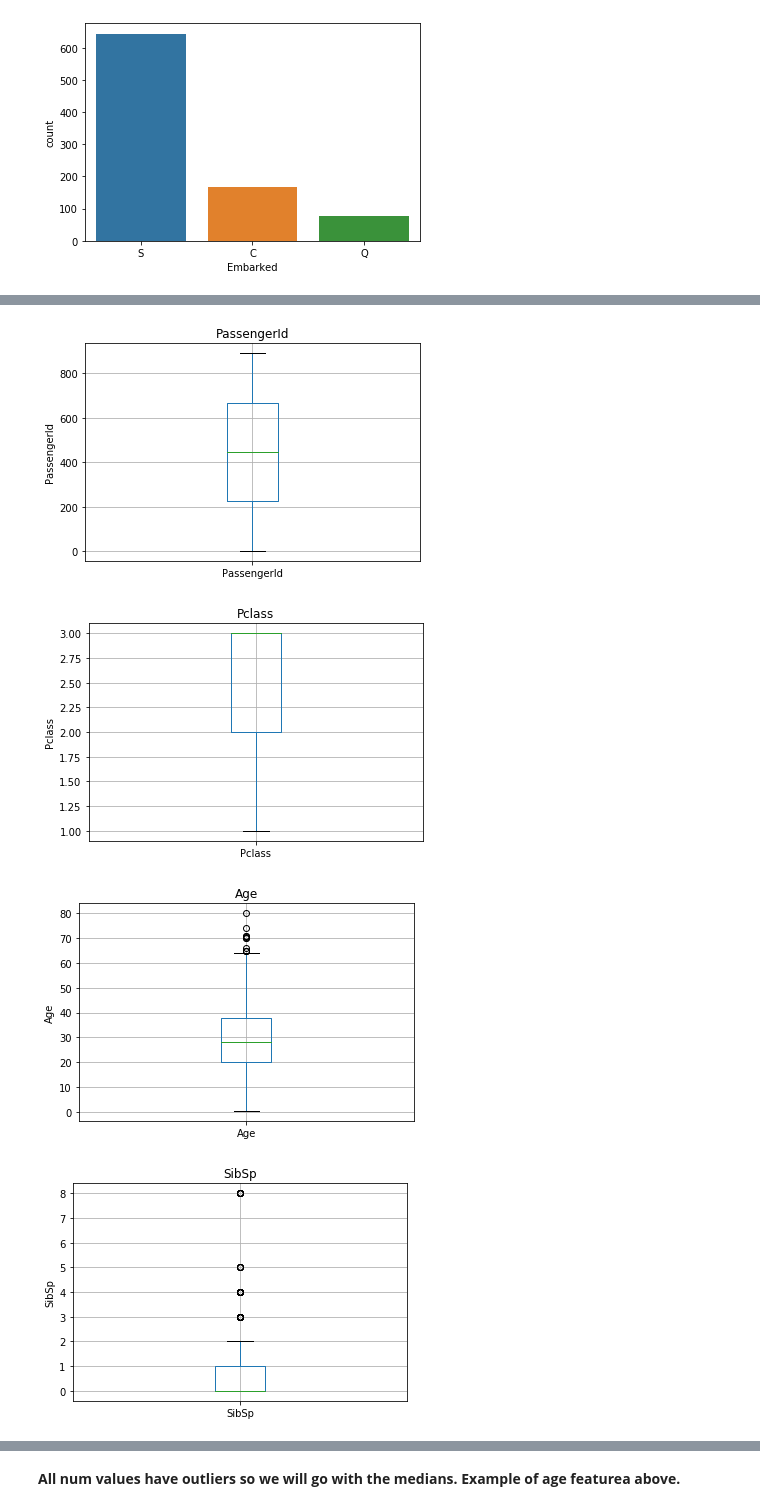
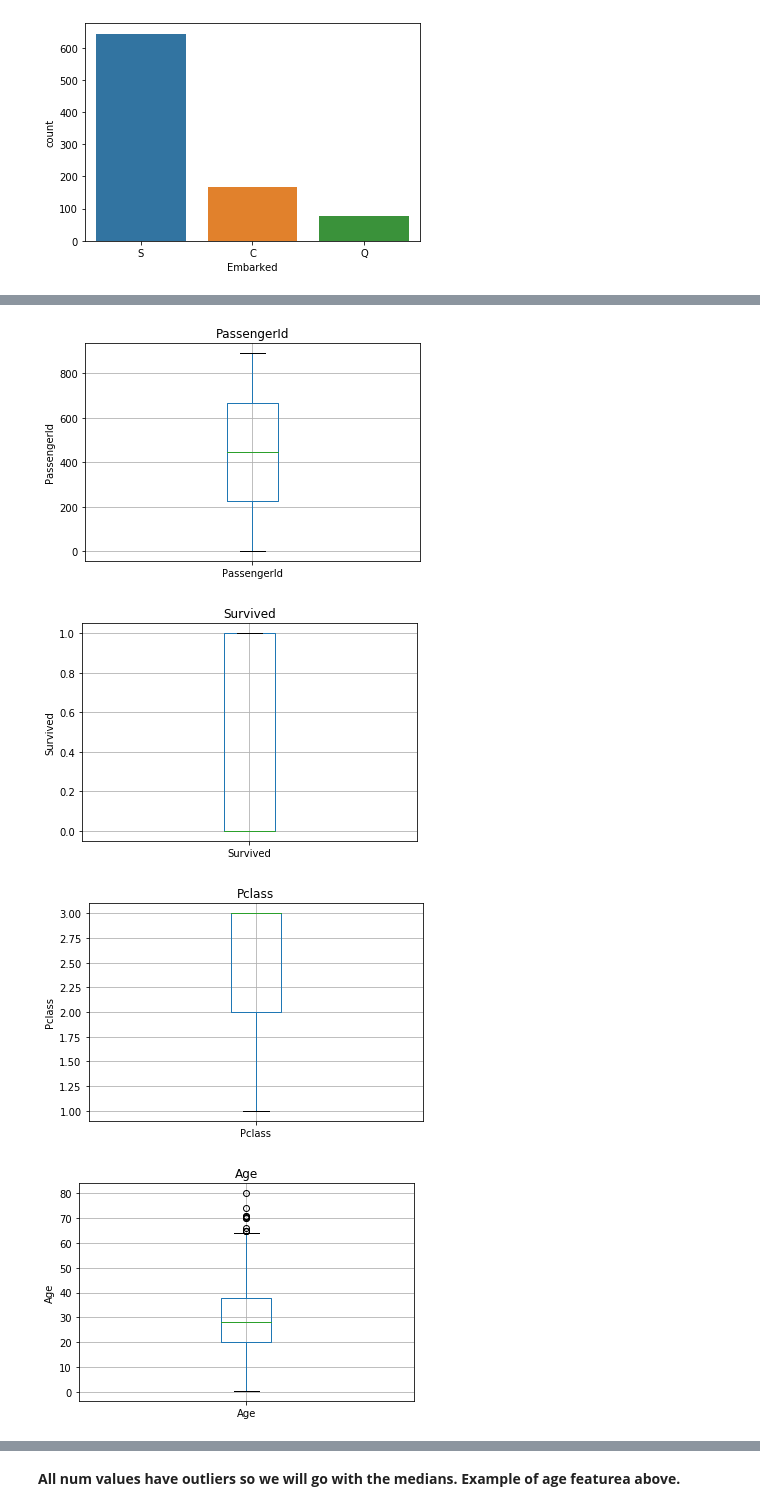
Before and after one commit to Kayaae/titanic, a Jupyter notebook: Titanic.ipynb, the cells around one changed output, grey strips where cells are left out. Drawn from its saved outputs; the diff is of its cells as text; code cells hidden in the pictures.

```diff
--- a/Titanic.ipynb
+++ b/Titanic.ipynb
@@ -36,6 +38,3 @@ test.head()
 | 2 | 894 | 2 | Myles, Mr. Thomas Francis | male | 62.0 | 0 | 0 | 240276 | 9.6875 | NaN | ... |
 | 3 | 895 | 3 | Wirz, Mr. Albert | male | 27.0 | 0 | 0 | 315154 | 8.6625 | NaN | ... |
 | 4 | 896 | 3 | Hirvonen, Mrs. Alexander (Helga E... | female | 22.0 | 1 | 1 | 3101298 | 12.2875 | NaN | ... |
-# %%
-X = train.copy().drop("Survived", axis=1)
-y = train.copy()["Survived"]
@@ -122,7 +135,7 @@ X.describe()
 | max | 891.000000 | 3.000000 | 80.000000 | 8.000000 | 6.000000 | 512.329200 |
 # %%
 # Visualizing numerical features
-data = X.copy()
+data = train.copy()
 data.hist(bins=50, figsize=(20,15))
 plt.show()
 # %% [output]
@@ -151,14 +165,14 @@ X.boxplot(figsize=(20,15))
 # %%
-num_features = [feature for feature in X.columns if train[feature].dtype != "O"]
+num_features = [feature for feature in train.columns if train[feature].dtype != "O"]
 
 for feature in num_features:
-    data = X.copy()
+    data = train.copy()
     data.boxplot(column=feature)
     plt.ylabel(feature)
     plt.title(feature)
     plt.show()
 # %% [output]
 [figure]
-[figure, old version]
+[figure, new version]
-[figure, old version]
+[figure, new version]
-[figure, old version]
+[figure, new version]
```
Also changed, not shown: parts of 129 cells of this notebook, 2 other files.
